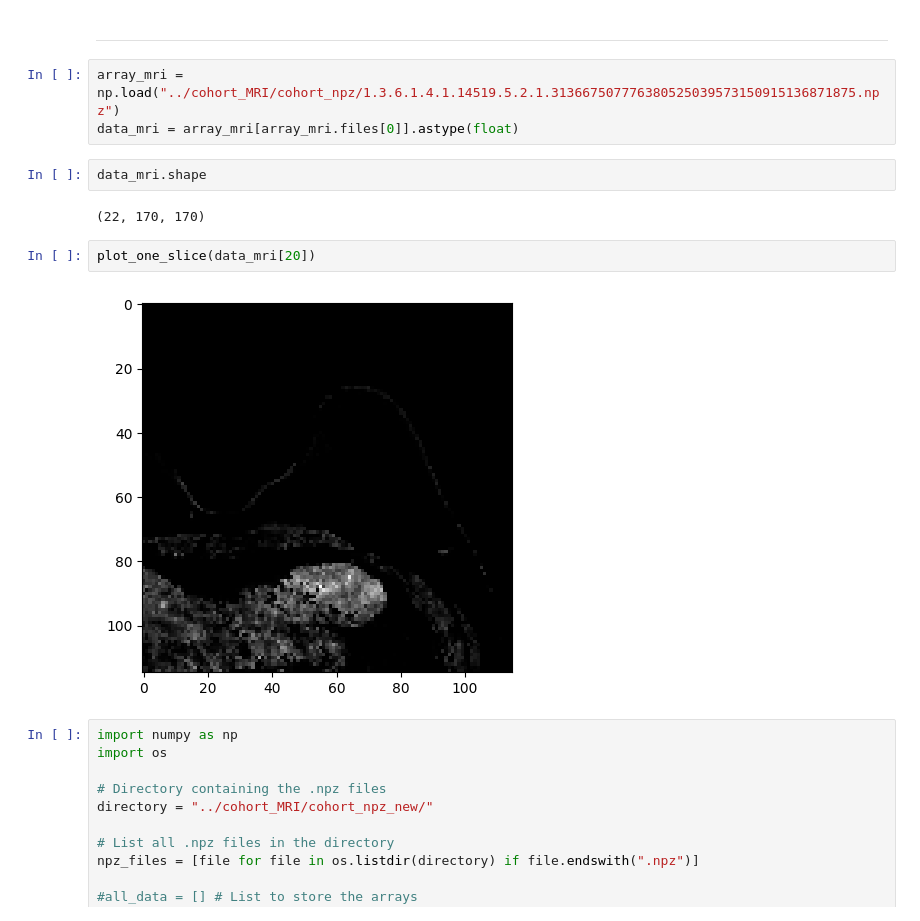
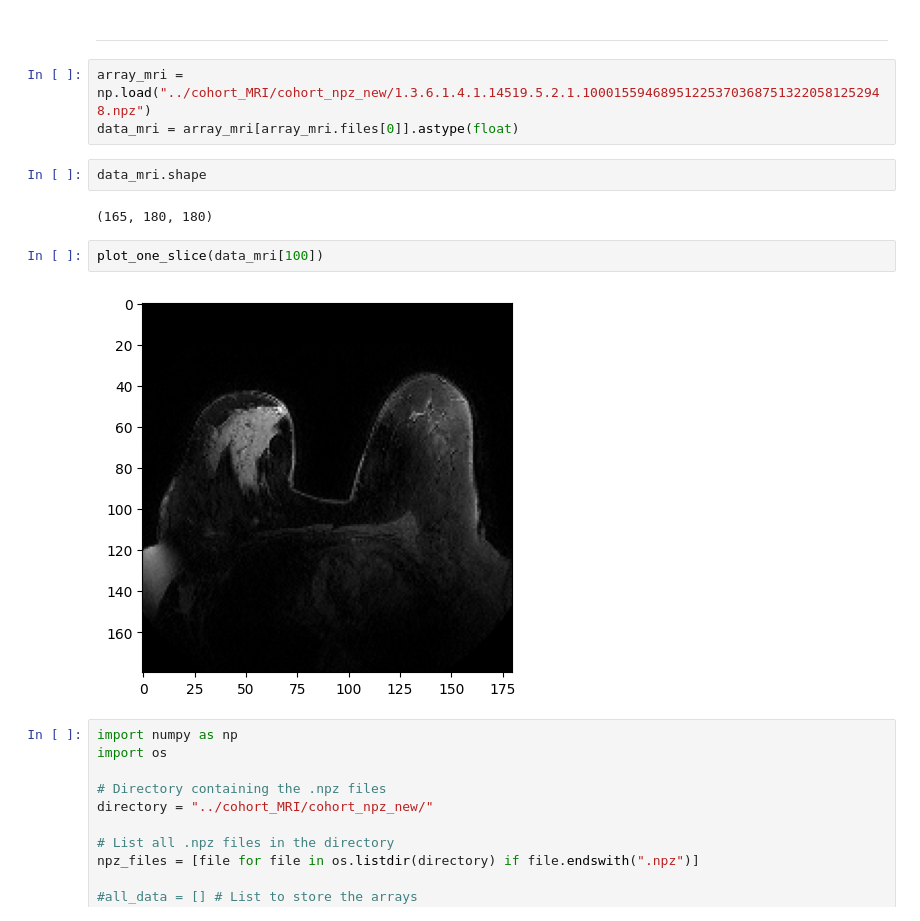
Before and after one commit to AliAfs/SiT_3D, a Jupyter notebook: test_general.ipynb, the cells around one changed output. Cells and saved outputs as stored; diff of their text form.

```diff
--- a/test_general.ipynb
+++ b/test_general.ipynb
@@ -430,16 +371,16 @@ torch.Size([5, 4117, 192])
 # %% [markdown]
 ---
 # %%
-array_mri = np.load("../cohort_MRI/cohort_npz/1.3.6.1.4.1.14519.5.2.1.313667507776380525039573150915136871875.npz")
+array_mri = np.load("../cohort_MRI/cohort_npz_new/1.3.6.1.4.1.14519.5.2.1.100015594689512253703687513220581252948.npz")
 data_mri = array_mri[array_mri.files[0]].astype(float)
 # %%
 data_mri.shape
 # %% [output]
-(22, 170, 170)
+(165, 180, 180)
 # %%
-plot_one_slice(data_mri[20])
+plot_one_slice(data_mri[100])
 # %% [output]
-[figure, old version]
+[figure, new version]
 # %%
 import numpy as np
 import os
```
Also changed, not shown: parts of 24 cells of this notebook, 8 other files.
